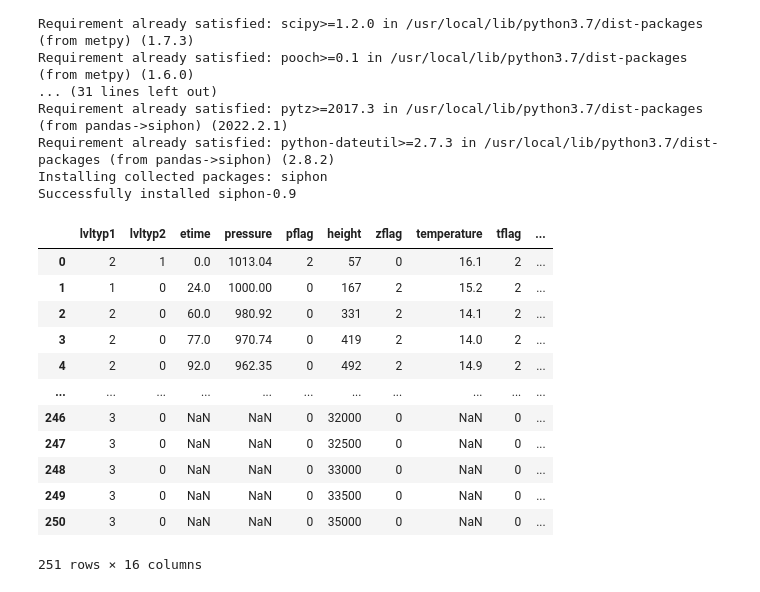
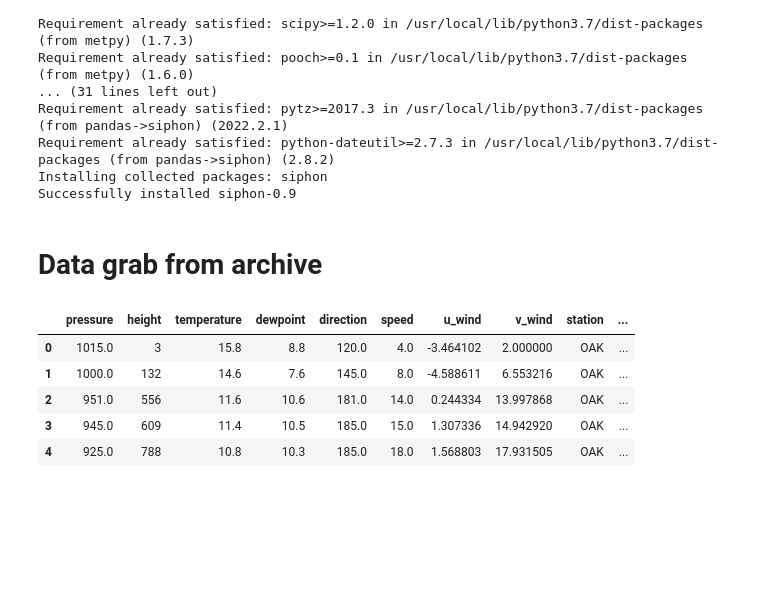
Before and after one commit to Gorkowski/Atmospheric_Science_Class, a Jupyter notebook: Classes/Part1/skew_T_parcels_plots.ipynb, the cells around one changed output. Drawn from its saved outputs; the diff is of its cells as text; code cells hidden in the pictures; blank space fills up the shorter version.

```diff
--- a/Classes/Part1/skew_T_parcels_plots.ipynb
+++ b/Classes/Part1/skew_T_parcels_plots.ipynb
@@ -31,4 +33,6 @@ import metpy.calc as mpcalc
 from metpy.cbook import get_test_data
 from metpy.plots import add_metpy_logo, SkewT
 from metpy.units import units
+# %% [markdown]
+# Data grab from archive
 # %%
@@ -36,21 +41,14 @@ date = datetime(2021, 7, 29, 12)
 station = 'USM00072797' # station list at https://www.ncei.noaa.gov/pub/data/igra/igra2-station-list.txt
 data, header = IGRAUpperAir.request_data(date, station)
 # %%
-data
+data.head()
 # %% [output]
-|  | lvltyp1 | lvltyp2 | etime | pressure | pflag | height | zflag | temperature | tflag | ... |
-| 0 | 2 | 1 | 0.0 | 1013.04 | 2 | 57 | 0 | 16.1 | 2 | ... |
-| 1 | 1 | 0 | 24.0 | 1000.00 | 0 | 167 | 2 | 15.2 | 2 | ... |
-| 2 | 2 | 0 | 60.0 | 980.92 | 0 | 331 | 2 | 14.1 | 2 | ... |
-| 3 | 2 | 0 | 77.0 | 970.74 | 0 | 419 | 2 | 14.0 | 2 | ... |
-| 4 | 2 | 0 | 92.0 | 962.35 | 0 | 492 | 2 | 14.9 | 2 | ... |
-| ... | ... | ... | ... | ... | ... | ... | ... | ... | ... | ... |
-| 246 | 3 | 0 | NaN | NaN | 0 | 32000 | 0 | NaN | 0 | ... |
-| 247 | 3 | 0 | NaN | NaN | 0 | 32500 | 0 | NaN | 0 | ... |
-| 248 | 3 | 0 | NaN | NaN | 0 | 33000 | 0 | NaN | 0 | ... |
-| 249 | 3 | 0 | NaN | NaN | 0 | 33500 | 0 | NaN | 0 | ... |
-| 250 | 3 | 0 | NaN | NaN | 0 | 35000 | 0 | NaN | 0 | ... |
+|  | pressure | height | temperature | dewpoint | direction | speed | u_wind | v_wind | station | ... |
+| 0 | 1015.0 | 3 | 15.8 | 8.8 | 120.0 | 4.0 | -3.464102 | 2.000000 | OAK | ... |
+| 1 | 1000.0 | 132 | 14.6 | 7.6 | 145.0 | 8.0 | -4.588611 | 6.553216 | OAK | ... |
+| 2 | 951.0 | 556 | 11.6 | 10.6 | 181.0 | 14.0 | 0.244334 | 13.997868 | OAK | ... |
+| 3 | 945.0 | 609 | 11.4 | 10.5 | 185.0 | 15.0 | 1.307336 | 14.942920 | OAK | ... |
+| 4 | 925.0 | 788 | 10.8 | 10.3 | 185.0 | 18.0 | 1.568803 | 17.931505 | OAK | ... |
-251 rows × 16 columns
 # %%
 fig = plt.figure(figsize=(10, 10))
 plt.rcParams['font.size'] = '18'
```
Also changed, not shown: parts of 8 cells of this notebook.
